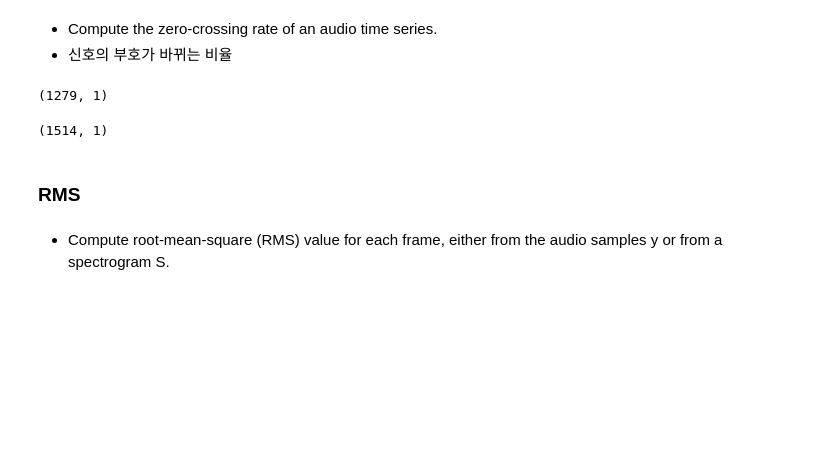
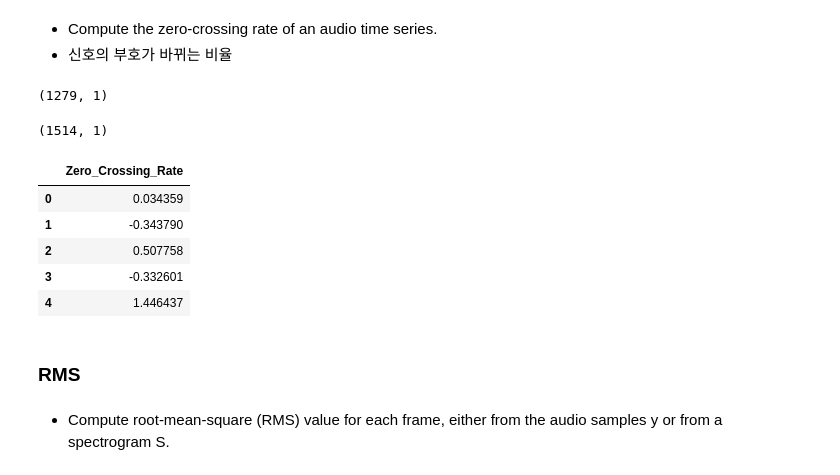
Before and after one commit to namwootree/Breakdown-in-Machine, a Jupyter notebook: Main.ipynb, the cells around one changed output. Saved outputs shown, nothing was run; the diff lists cells and outputs as text; code cells hidden in the pictures; blank space fills up the shorter version.

```diff
--- a/Main.ipynb
+++ b/Main.ipynb
@@ -259,7 +259,9 @@ def get_zero_crossing_feature(df):
         # 추출된 MFCC들의 평균을 Feature로 사용
         for e in zero:
 
-            y_feature.append(np.mean(e))
+            e = np.mean(e)
+
+            y_feature.append(e)
 
         features.append(y_feature)
 
@@ -285,6 +287,15 @@ zero_train, zero_test= scaled_df(zero_train,
 
 zero_train.columns = ['Zero_Crossing_Rate']
 zero_test.columns = ['Zero_Crossing_Rate']
+# %%
+zero_train.head()
+# %% [output]
+|  | Zero_Crossing_Rate |
+| 0 | 0.034359 |
+| 1 | -0.343790 |
+| 2 | 0.507758 |
+| 3 | -0.332601 |
+| 4 | 1.446437 |
 # %% [markdown]
 ### RMS
 # %% [markdown]
```
Also changed, not shown: parts of 9 cells of this notebook.
